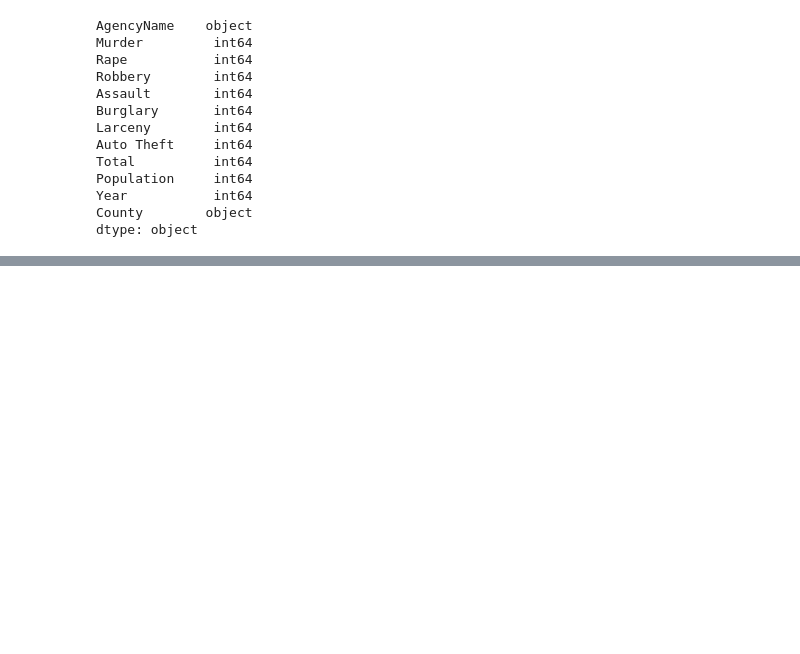
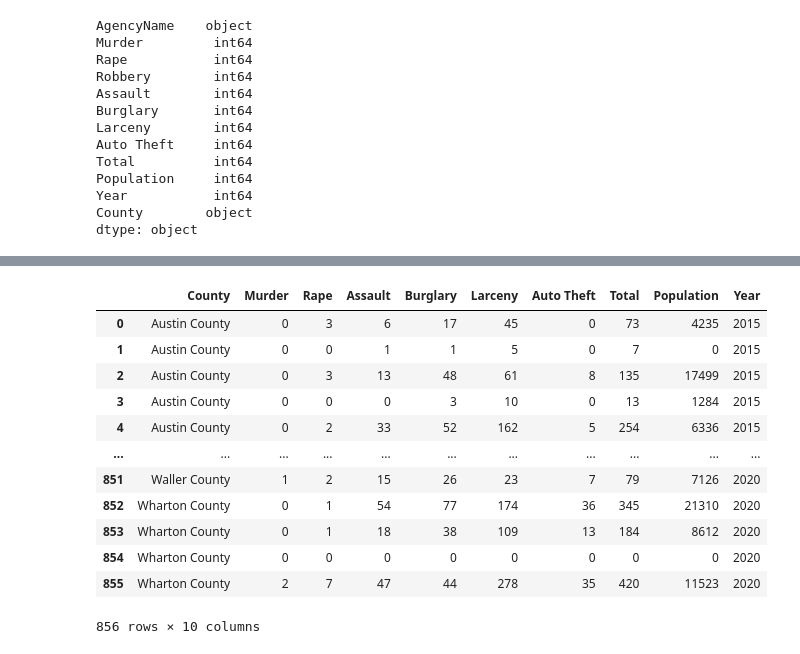
Before and after one commit to MiguelB512/Harris_Crime_Trends, a Jupyter notebook: Crime_Data_Exploration.ipynb, the cells around one changed output, grey strips where cells are left out. Cells and saved outputs as stored; diff of their text form; code cells hidden in the pictures; blank space fills up the shorter version.

```diff
--- a/Crime_Data_Exploration.ipynb
+++ b/Crime_Data_Exploration.ipynb
@@ -106,0 +213,19 @@ agencies_df
+# %%
+# Reorder columns
+new_column_order = ["County","Murder","Rape","Assault","Burglary","Larceny","Auto Theft","Total","Population","Year"]
+counties_df = counties_df[new_column_order]
+counties_df
+# %% [output]
+|  | County | Murder | Rape | Assault | Burglary | Larceny | Auto Theft | Total | Population | Year |
+| 0 | Austin County | 0 | 3 | 6 | 17 | 45 | 0 | 73 | 4235 | 2015 |
+| 1 | Austin County | 0 | 0 | 1 | 1 | 5 | 0 | 7 | 0 | 2015 |
+| 2 | Austin County | 0 | 3 | 13 | 48 | 61 | 8 | 135 | 17499 | 2015 |
+| 3 | Austin County | 0 | 0 | 0 | 3 | 10 | 0 | 13 | 1284 | 2015 |
+| 4 | Austin County | 0 | 2 | 33 | 52 | 162 | 5 | 254 | 6336 | 2015 |
+| ... | ... | ... | ... | ... | ... | ... | ... | ... | ... | ... |
+| 851 | Waller County | 1 | 2 | 15 | 26 | 23 | 7 | 79 | 7126 | 2020 |
+| 852 | Wharton County | 0 | 1 | 54 | 77 | 174 | 36 | 345 | 21310 | 2020 |
+| 853 | Wharton County | 0 | 1 | 18 | 38 | 109 | 13 | 184 | 8612 | 2020 |
+| 854 | Wharton County | 0 | 0 | 0 | 0 | 0 | 0 | 0 | 0 | 2020 |
+| 855 | Wharton County | 2 | 7 | 47 | 44 | 278 | 35 | 420 | 11523 | 2020 |
+856 rows × 10 columns
```
Also changed, not shown: parts of 17 cells of this notebook.
